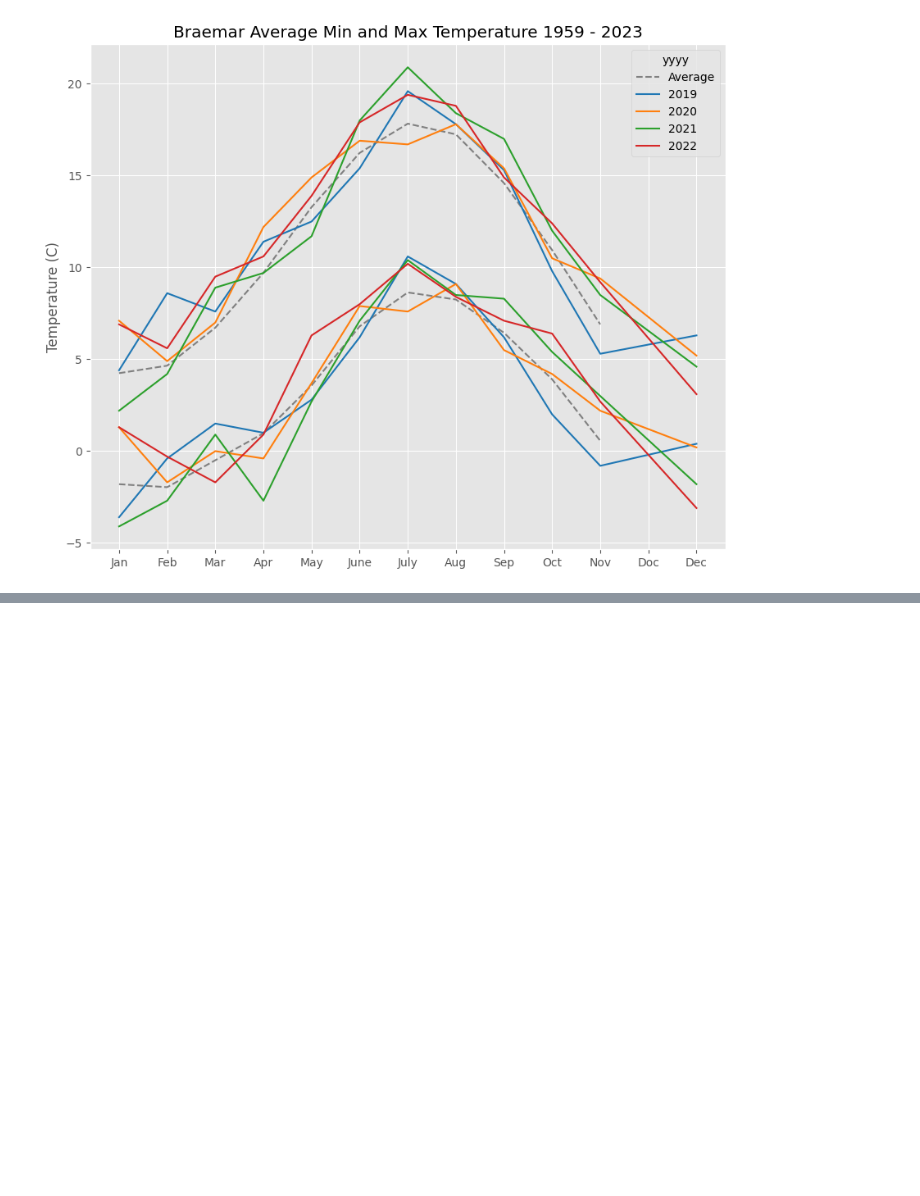
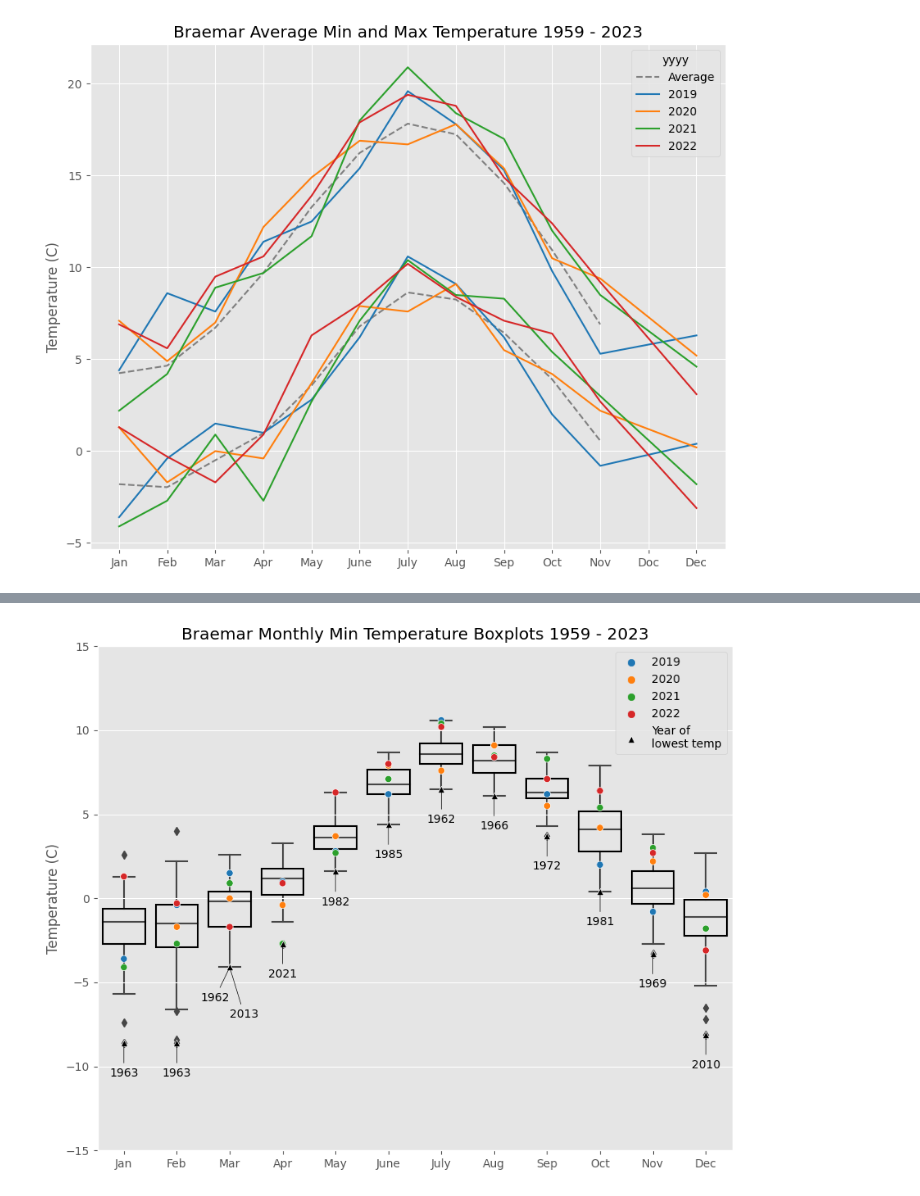
Before and after one commit to jmoro0408/DataVis, a Jupyter notebook: UK Temperature/temp_plotting.ipynb, the cells around one changed output, grey strips where cells are left out. Saved outputs shown, nothing was run; the diff lists cells and outputs as text; code cells hidden in the pictures; blank space fills up the shorter version.

```diff
--- a/UK Temperature/temp_plotting.ipynb
+++ b/UK Temperature/temp_plotting.ipynb
@@ -328,0 +355,86 @@ Text(0.5, 1.0, 'Braemar Monthly Max Temperature Boxplots 1959 - 2023')
+# %%
+melted = braemar_df.melt(id_vars = 'mm', value_vars='tmin')
+braemar_years_tmin = braemar_df[braemar_df['yyyy'].isin(years)][['yyyy','mm','tmin']]
+# %%
+"""
+This cell basically just finds the lowest temps for each month, then
+finds the corresponding year this occured. There has to be a better way
+to compare multiple columns across dataframes but I cant find it.
+"""
+braemar_df['concat'] = (braemar_df['mm'].astype(str) +
+" " + braemar_df['tmin'].astype(str))
+min_by_month = braemar_df.groupby('mm', as_index = False).min()[['mm', 'tmin']]
+min_by_month['concat'] = min_by_month['mm'].astype(str) + " " + min_by_month['tmin'].astype(str)
+min_by_month_list = min_by_month['concat'].to_list()
+braemar_min_temp_year_month_df = braemar_df[braemar_df['concat'].isin(min_by_month_list)][['yyyy','mm','tmin']]
+# %%
+fig, ax = plt.subplots(figsize = (10,8))
+
+PROPS = {
+    'boxprops':{'facecolor':'none', 'edgecolor':'black'},
+}
+
+sns.boxplot(data = melted,
+            x = 'mm',
+            y = 'value',
+            ax = ax,
+            zorder = 0,
+            **PROPS)
+
+sns.scatterplot(data = braemar_years_tmin,
+                x = 'mm',
+                hue = 'yyyy',
+                y = 'tmin',
+                palette = 'tab10',
+                zorder = 1)
+
+sns.scatterplot(data = braemar_min_temp_year_month_df,
+                x = 'mm',
+                y = 'tmin',
+                color = 'black',
+                label = 'Year of\nlowest temp',
+                marker = "^",
+                zorder = 1)
+
+arrowprops=dict(arrowstyle="-",color = 'black',
+                            connectionstyle="arc3")
+
+for i in range(len(braemar_min_temp_year_month_df)):
+    if braemar_min_temp_year_month_df.iloc[i]['mm'] == 'Mar':
+        pass
+    else:
+        ax.annotate(text = braemar_min_temp_year_month_df.iloc[i]['yyyy'],
+                xy = (braemar_min_temp_year_month_df.iloc[i]['mm'],
+                    braemar_min_temp_year_month_df.iloc[i]['tmin']),
+                xytext = (braemar_min_temp_year_month_df.iloc[i]['mm'],
+                    braemar_min_temp_year_month_df.iloc[i]['tmin']-2),
+                arrowprops=arrowprops,
+                ha='center'
+                )
+
+# Mar has two years with a min of -4.1
+mar_min_df = braemar_min_temp_year_month_df[braemar_min_temp_year_month_df['mm'] == 'Mar']
+
+ax.annotate(text = mar_min_df.iloc[0]['yyyy'],
+            xy = (mar_min_df.iloc[0]['mm'],
+                    mar_min_df.iloc[0]['tmin']),
+            xytext = (mar_min_df.iloc[0]['mm'],
+                    mar_min_df.iloc[0]['tmin']-2),
+            arrowprops=arrowprops,
+            ha='right'
+                )
+
+ax.annotate(text = mar_min_df.iloc[1]['yyyy'],
+            xy = (mar_min_df.iloc[1]['mm'],
+                    mar_min_df.iloc[1]['tmin']),
+            xytext = (mar_min_df.iloc[1]['mm'],
+                    mar_min_df.iloc[1]['tmin']-3),
+            arrowprops=arrowprops,
+            ha='left'
+                )
+
+ax.set_ylabel("Temperature (C)")
+ax.set_ylim(-15,15)
+ax.set_xlabel("")
+ax.set_title("Braemar Monthly Min Temperature Boxplots 1959 - 2023")
+# %% [output]
@@ -328,0 +442 @@ Text(0.5, 1.0, 'Braemar Monthly Max Temperature Boxplots 1959 - 2023')
+[figure, added]
```
Also changed, not shown: parts of 8 cells of this notebook.
